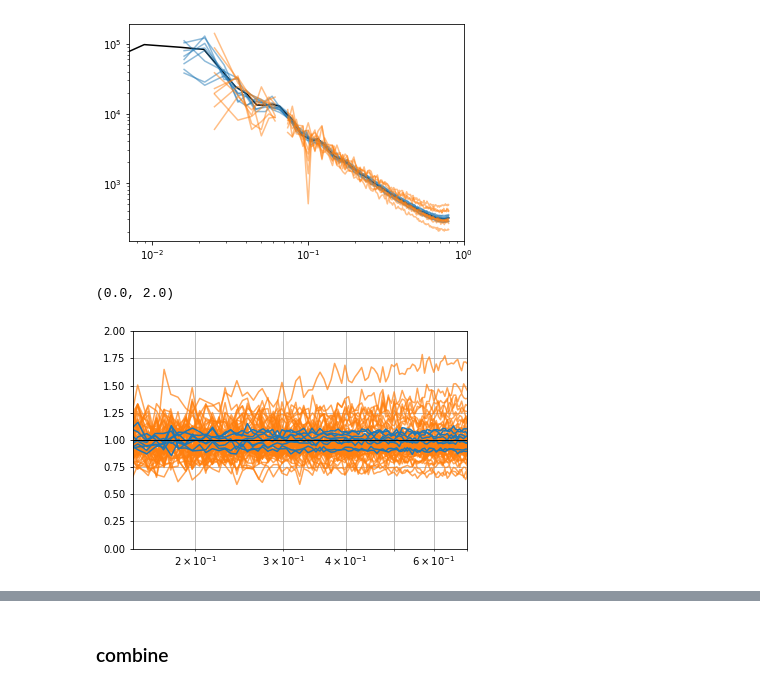
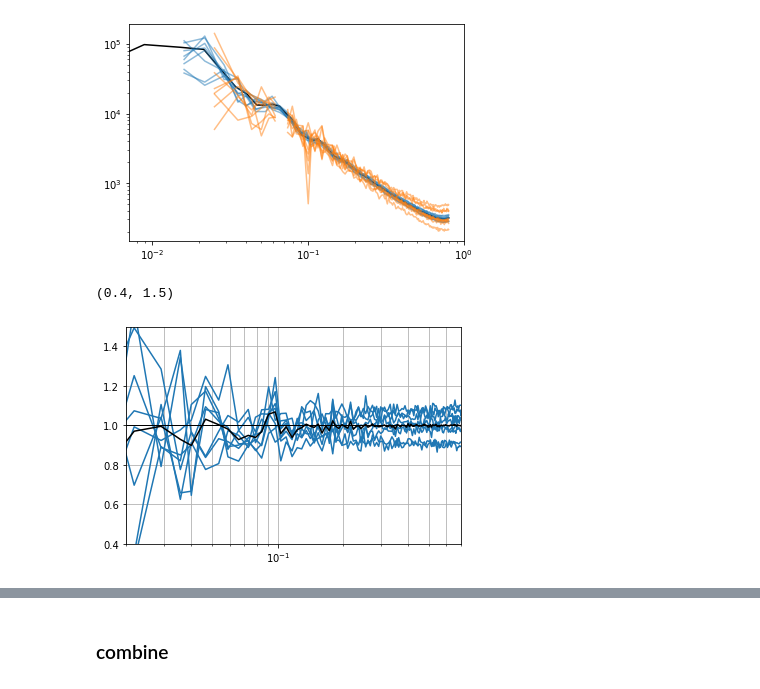
Before and after one commit to modichirag/HySBI, a Jupyter notebook: notebooks/sub-boxes data.ipynb, the cells around one changed output, grey strips where cells are left out. Drawn from its saved outputs; the diff is of its cells as text; code cells hidden in the pictures.

```diff
--- a/notebooks/sub-boxes data.ipynb
+++ b/notebooks/sub-boxes data.ipynb
@@ -233,13 +437,14 @@ plt.loglog()
 []
 [figure]
 # %%
-plt.plot(k2, (p2/np.interp(k2, k, p0)).T, 'C1', alpha=0.7)
+# plt.plot(k2, (p2/np.interp(k2, k, p0)).T, 'C1', alpha=0.7)
 plt.plot(k1, (p1/np.interp(k1, k, p0)).T, 'C0')
+plt.plot(k1, (p1.mean(axis=0)/np.interp(k1, k, p0)).T, 'k')
 plt.semilogx()
 plt.axhline(1, color='k', lw=1)
 plt.grid(which='both')
-plt.xlim(0.15, 0.7)
-plt.ylim(0, 2)
+plt.xlim(0.02, 0.7)
+plt.ylim(0.4, 1.5)
 # %% [output]
-(0.0, 2.0)
+(0.4, 1.5)
-[figure, old version]
+[figure, new version]
```
Also changed, not shown: parts of 99 cells of this notebook, 8 other files.
